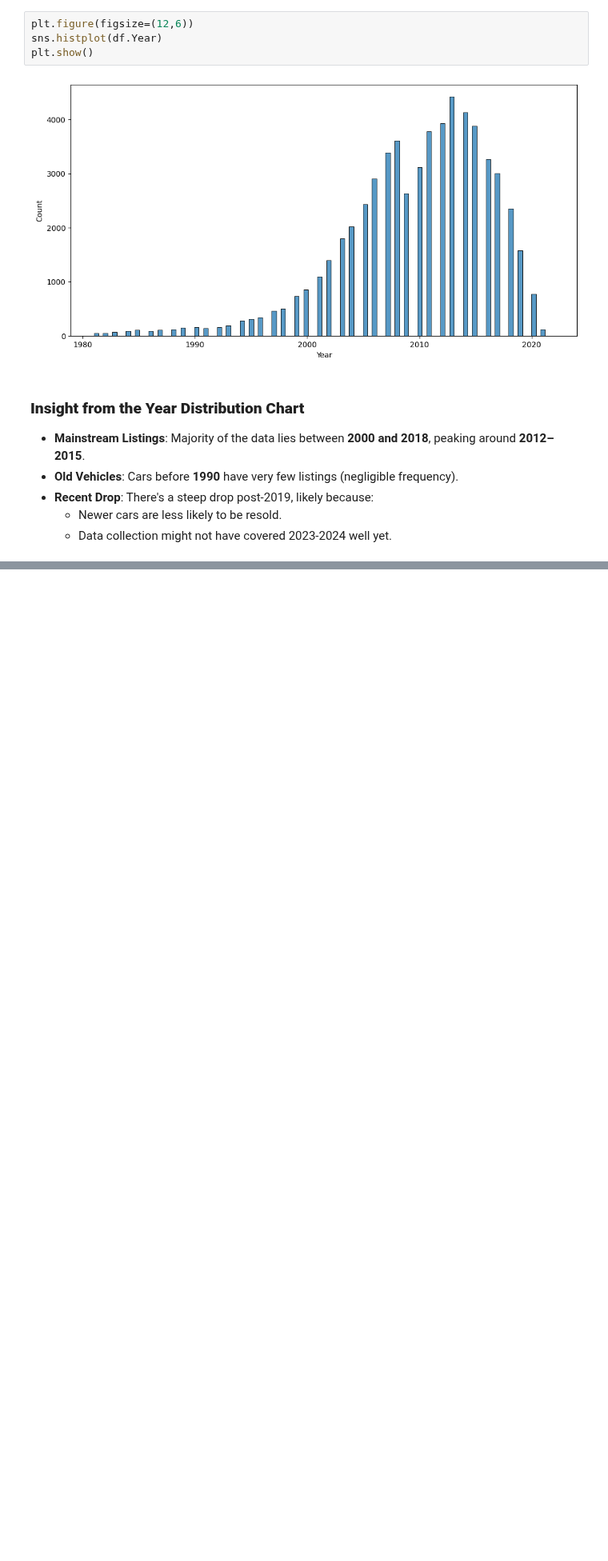
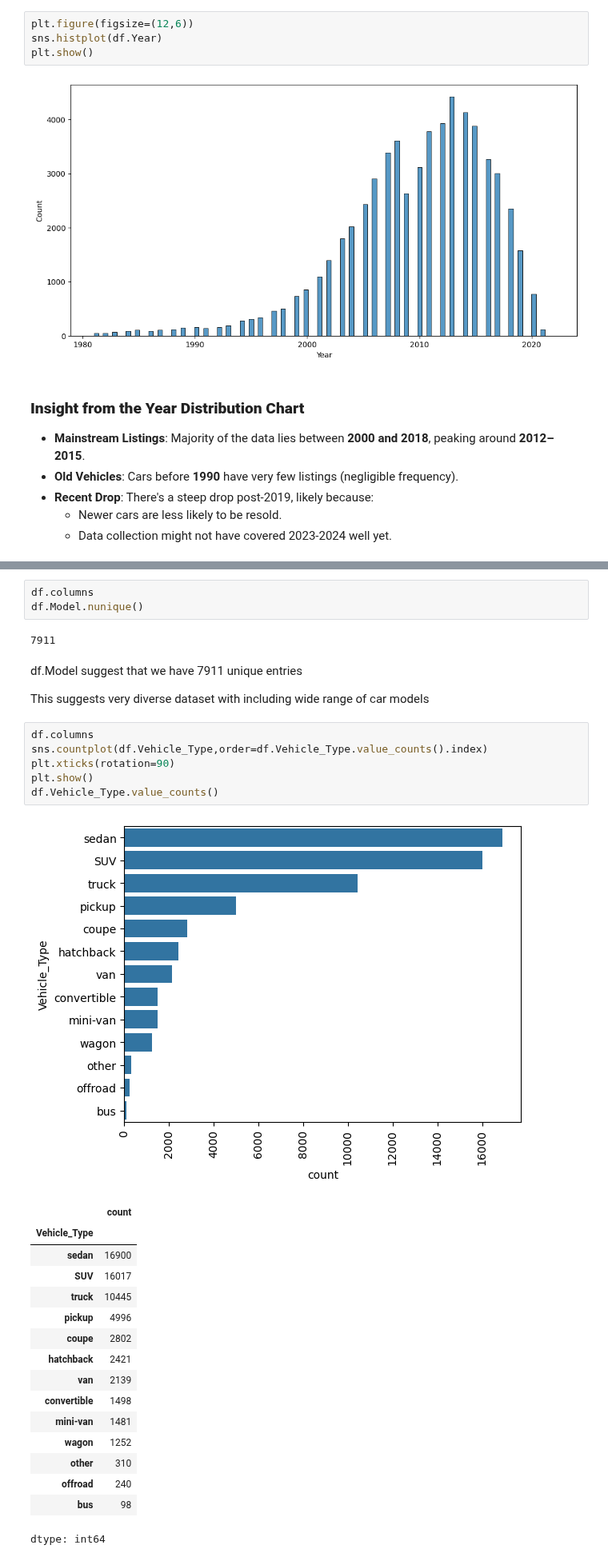
Before and after one commit to anshumbanga/Jason-Motor-Group, a Jupyter notebook: Jason Motor Group.ipynb, the cells around one changed output, grey strips where cells are left out. Shown at 80% size. Cells and saved outputs as stored; diff of their text form; blank space fills up the shorter version.

```diff
--- a/Jason Motor Group.ipynb
+++ b/Jason Motor Group.ipynb
@@ -281,0 +334,33 @@ plt.show()
+# %%
+df.columns
+df.Model.nunique()
+# %% [output]
+7911
+# %% [markdown]
+df.Model suggest that we have 7911 unique entries
+
+This suggests very diverse dataset with including wide range of car models
+# %%
+df.columns
+sns.countplot(df.Vehicle_Type,order=df.Vehicle_Type.value_counts().index)
+plt.xticks(rotation=90)
+plt.show()
+df.Vehicle_Type.value_counts()
+# %% [output]
+[figure, added]
+|  | count |
+| Vehicle_Type |  |
+| sedan | 16900 |
+| SUV | 16017 |
+| truck | 10445 |
+| pickup | 4996 |
+| coupe | 2802 |
+| hatchback | 2421 |
+| van | 2139 |
+| convertible | 1498 |
+| mini-van | 1481 |
+| wagon | 1252 |
+| other | 310 |
+| offroad | 240 |
+| bus | 98 |
+dtype: int64
```
Also changed, not shown: parts of 26 cells of this notebook.
